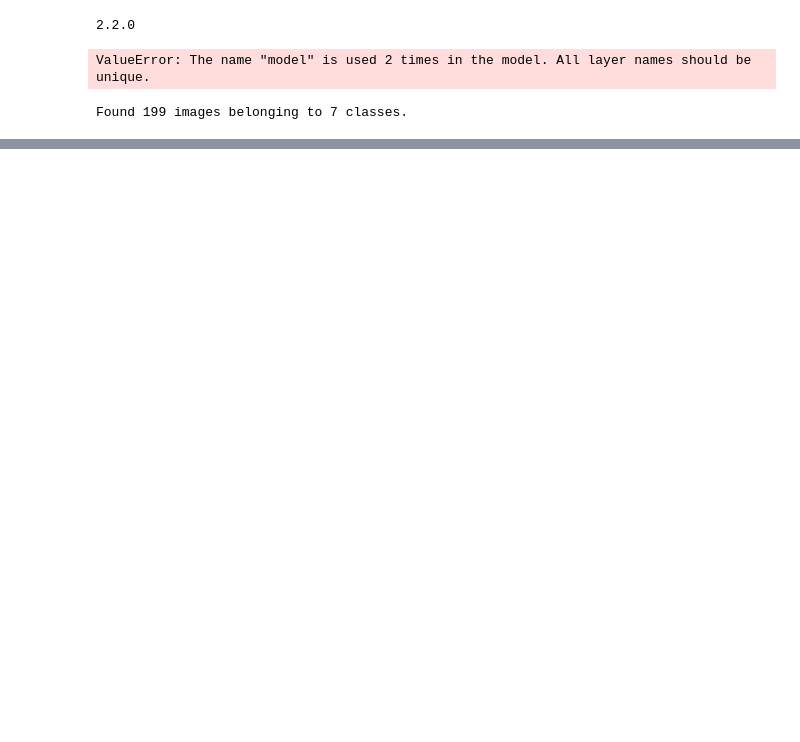
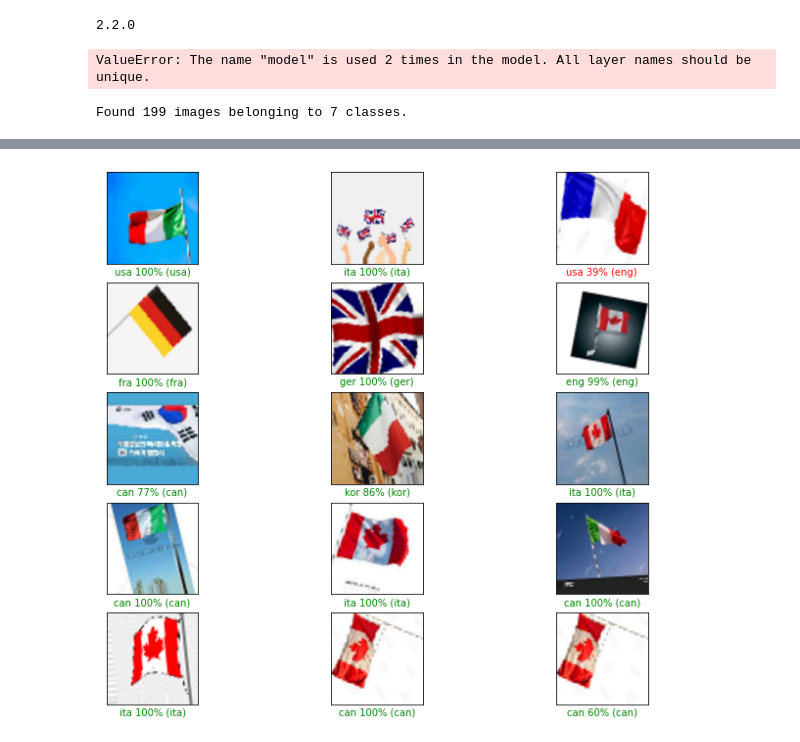
Before and after one commit to DveloperY0115/DataScienceStudy_NationalFlagRecog, a Jupyter notebook: Ensemble.ipynb, the cells around one changed output, grey strips where cells are left out. Cells and saved outputs as stored; diff of their text form; code cells hidden in the pictures; blank space fills up the shorter version.

Commit message:
Updated Result display

```diff
--- a/Ensemble.ipynb
+++ b/Ensemble.ipynb
@@ -80,0 +84,36 @@ print('정답: {}'.format(country_index[np.argmax(imgs[1][0])]))\
+# %%
+# Visualization
+def plot_image(i, prediction, predictions_array, true_label, img):
+    plt.grid(False)
+    plt.xticks([])
+    plt.yticks([])
+
+    plt.imshow(img, cmap=plt.cm.binary)
+
+    if prediction == true_label:
+        color = 'green'
+    else:
+        color = 'red'
+
+    plt.xlabel("{} {:2.0f}% ({})".format(prediction,
+                                100*np.max(predictions_array),
+                                true_label),
+                                color=color)
+num_rows = 5
+num_cols = 3
+num_images = num_rows * num_cols
+plt.figure(figsize=(2*2*num_cols, 2*num_rows))
+for i in range(num_images):
+    imgs = testGen.next()
+    arr = imgs[0][0]
+    img = array_to_img(arr).resize((128, 128))
+    plt.imshow(img)
+    result = ensemble_model.predict(arr.reshape(1, 64, 64, 3))
+    prediction = country_index[np.argmax(result[0])]
+    answer = country_index[np.argmax(imgs[1][0])]
+
+    predictions_array = result[0]
+    plt.subplot(num_rows, 2*num_cols, 2*i+1)
+    plot_image(i, prediction, predictions_array, answer, img)
+# %% [output]
+[figure, added]
```
Also changed, not shown: parts of 2 cells of this notebook.
